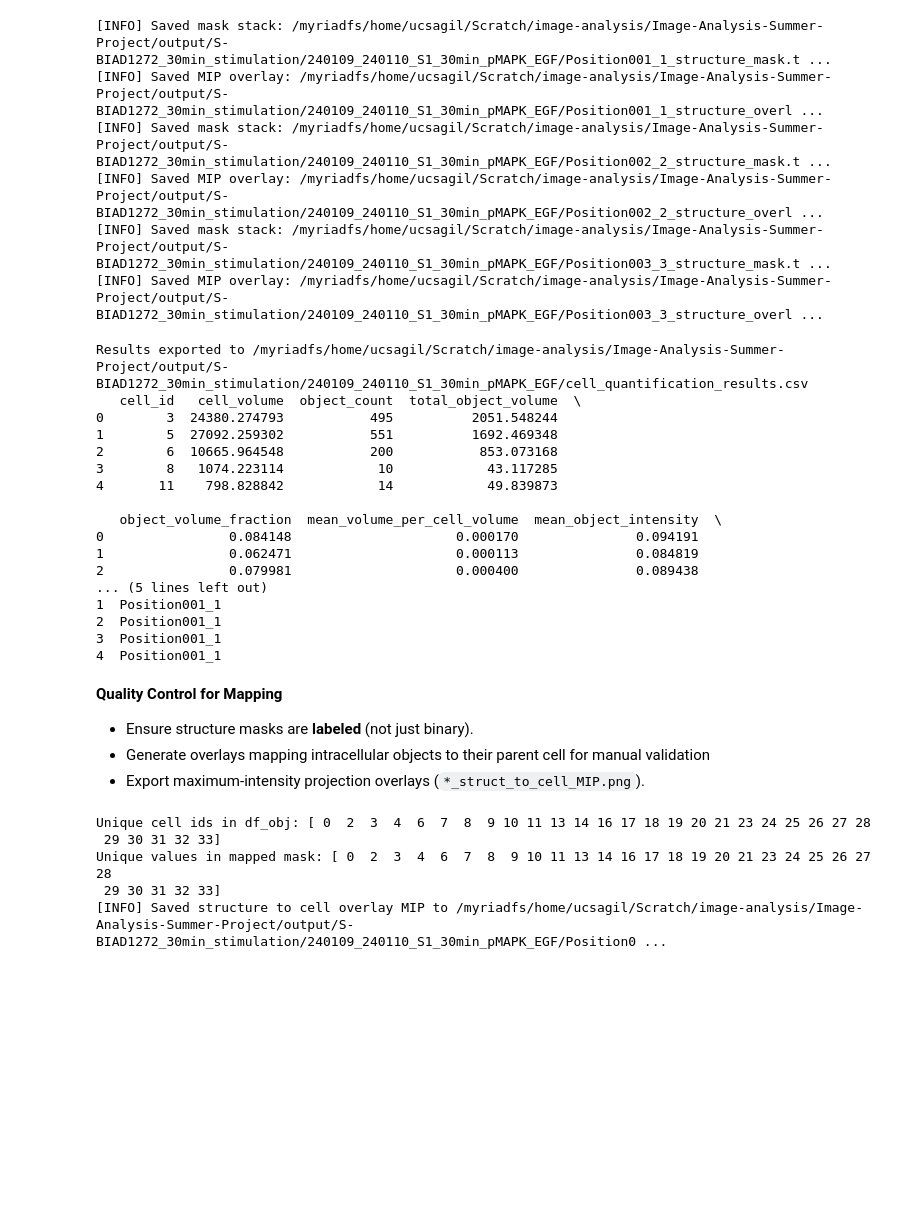
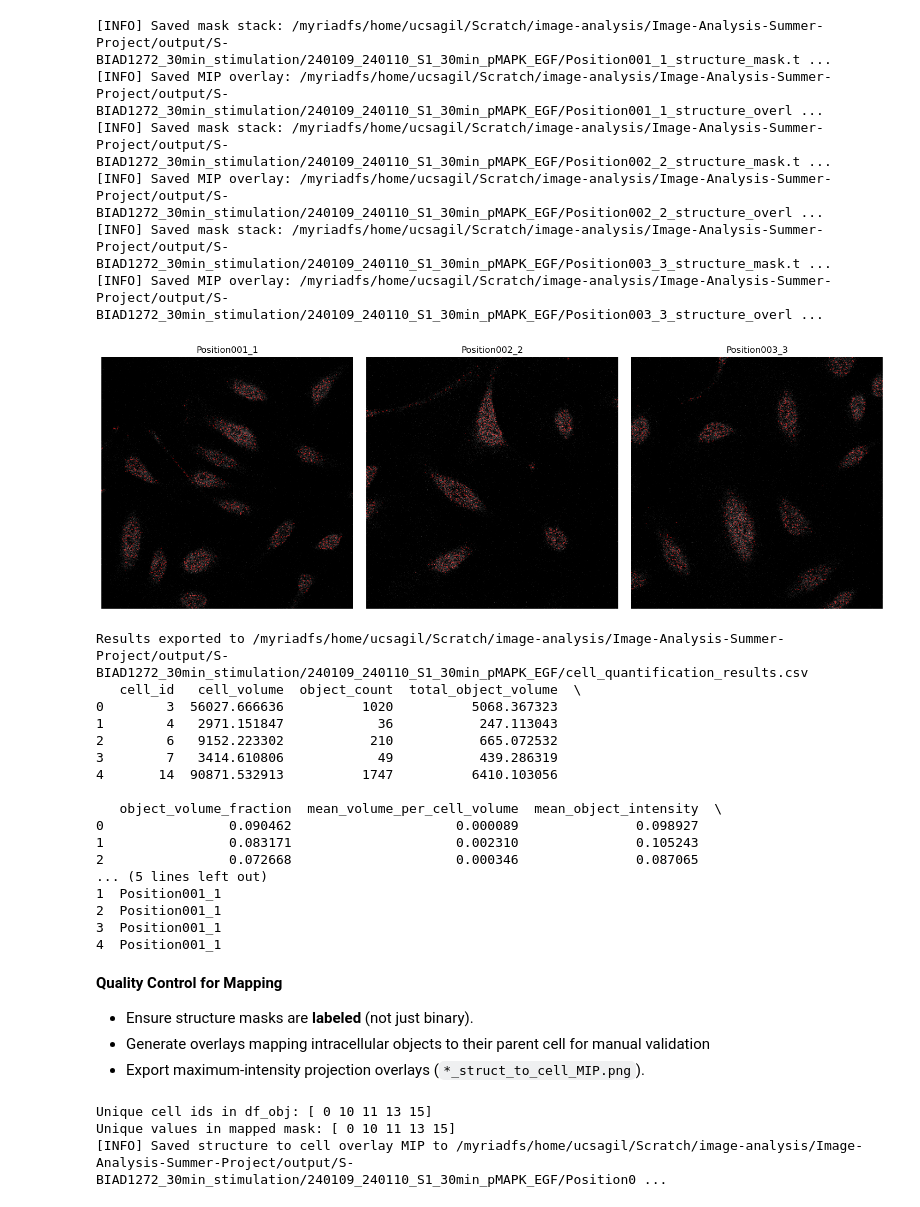
Before and after one commit to UCL-Biosciences/UCL-Biosciences-Image-Analysis, a Jupyter notebook: notebooks/3d_multichannel_analysis.ipynb, the cells around one changed output. Saved outputs shown, nothing was run; the diff lists cells and outputs as text; code cells hidden in the pictures; blank space fills up the shorter version.

Commit message:
small changes to tidy, plus new output

```diff
--- a/notebooks/3d_multichannel_analysis.ipynb
+++ b/notebooks/3d_multichannel_analysis.ipynb
@@ -372,13 +362,18 @@ if filter_nuclei:
 
         # step 1: get mask
         nuclei_mask = results_dict[file_name]["nuclei_mask"]
+        nuclei_mask = tidy_mask(nuclei_mask)
 
         # step 2: filter mask
         nuclei_mask_filtered, df = filter_mask_by_size(nuclei_mask, expected_d_um_nuclei, tolerance_size_nuclei, voxel_size=voxel_size_um, return_df=True)
 
+        n_before = len(df)
+        n_after = df["keep"].sum() if len(df) > 0 else 0
+
         # step 3: replace mask in results dict for downstream use
         results_dict[file_name]["nuclei_mask"] = nuclei_mask_filtered
 
-        print(f'{file_name}:',"Before filtering:", len(df))
-        print("After filtering:", df["keep"].sum())
+        print(f'{file_name}:',"Before filtering:", n_before)
+
+        print("After filtering:", n_after)
 # %% [output]
@@ -688,6 +680,37 @@ for v in all_volumes[:num_test_volumes]:
 [INFO] Saved MIP overlay: /myriadfs/home/ucsagil/Scratch/image-analysis/Image-Analysis-Summer-Project/output/S-BIAD1272_30min_stimulation/240109_240110_S1_30min_pMAPK_EGF/Position002_2_structure_overl ...
 [INFO] Saved mask stack: /myriadfs/home/ucsagil/Scratch/image-analysis/Image-Analysis-Summer-Project/output/S-BIAD1272_30min_stimulation/240109_240110_S1_30min_pMAPK_EGF/Position003_3_structure_mask.t ...
 [INFO] Saved MIP overlay: /myriadfs/home/ucsagil/Scratch/image-analysis/Image-Analysis-Summer-Project/output/S-BIAD1272_30min_stimulation/240109_240110_S1_30min_pMAPK_EGF/Position003_3_structure_overl ...
+# %%
+### View the same masks after filtering the small objects - are they sensible?
+# up to 5 pairs of (index, fname)
+pairs = list(enumerate(results_dict.keys()))[:5]
+
+fig, axes = plt.subplots(1, len(pairs), figsize=(5*len(pairs), 5))
+if len(pairs) == 1:
+    axes = [axes]
+
+for ax, (idx, fname) in zip(axes, pairs):
+    vol = all_volumes[idx]["channels"]
+    mask = results_dict[fname]["structure_mask"]
+
+    if len(vol.keys()) == 3:
+        mid = len(vol["intracellular"]) // 2
+        img = vol["intracellular"][mid]
+        mask_slice = mask[mid]
+    else:
+        img = vol
+        mask_slice = mask
+
+    ax.imshow(img, cmap="gray")
+    ax.imshow(np.ma.masked_where(mask_slice == 0, mask_slice),
+              cmap="autumn", alpha=0.5)
+    ax.set_title(fname)
+    ax.axis("off")
+
+plt.tight_layout()
+plt.show()
+# %% [output]
+[figure, added]
 # %%
 # 4.3 quantify the intracellular channel in respect to the cellular masks
 # TODO: add alternatives of quantifying per cell overall, nuclei only or cytoplasm only
@@ -754,16 +777,16 @@ print(df_all_cell.head())
 # %% [output]
 Results exported to /myriadfs/home/ucsagil/Scratch/image-analysis/Image-Analysis-Summer-Project/output/S-BIAD1272_30min_stimulation/240109_240110_S1_30min_pMAPK_EGF/cell_quantification_results.csv
    cell_id   cell_volume  object_count  total_object_volume  \
-0        3  24380.274793           495          2051.548244
-1        5  27092.259302           551          1692.469348
-2        6  10665.964548           200           853.073168
-3        8   1074.223114            10            43.117285
-4       11    798.828842            14            49.839873
+0        3  56027.666636          1020          5068.367323
+1        4   2971.151847            36           247.113043
+2        6   9152.223302           210           665.072532
+3        7   3414.610806            49           439.286319
+4       14  90871.532913          1747          6410.103056
 
    object_volume_fraction  mean_volume_per_cell_volume  mean_object_intensity  \
-0                0.084148                     0.000170               0.094191
-1                0.062471                     0.000113               0.084819
-2                0.079981                     0.000400               0.089438
+0                0.090462                     0.000089               0.098927
+1                0.083171                     0.002310               0.105243
+2                0.072668                     0.000346               0.087065
 ... (5 lines left out)
 1  Position001_1
 2  Position001_1
@@ -793,8 +816,6 @@ save_struct_mip_overlay_by_cell(
     out_png=os.path.join(output_folder, f"{file_name}_struct_to_cell_MIP.png")
 )
 # %% [output]
-Unique cell ids in df_obj: [ 0  2  3  4  6  7  8  9 10 11 13 14 16 17 18 19 20 21 23 24 25 26 27 28
- 29 30 31 32 33]
-Unique values in mapped mask: [ 0  2  3  4  6  7  8  9 10 11 13 14 16 17 18 19 20 21 23 24 25 26 27 28
- 29 30 31 32 33]
+Unique cell ids in df_obj: [ 0 10 11 13 15]
+Unique values in mapped mask: [ 0 10 11 13 15]
 [INFO] Saved structure to cell overlay MIP to /myriadfs/home/ucsagil/Scratch/image-analysis/Image-Analysis-Summer-Project/output/S-BIAD1272_30min_stimulation/240109_240110_S1_30min_pMAPK_EGF/Position0 ...
```
Also changed, not shown: parts of 11 cells of this notebook.
